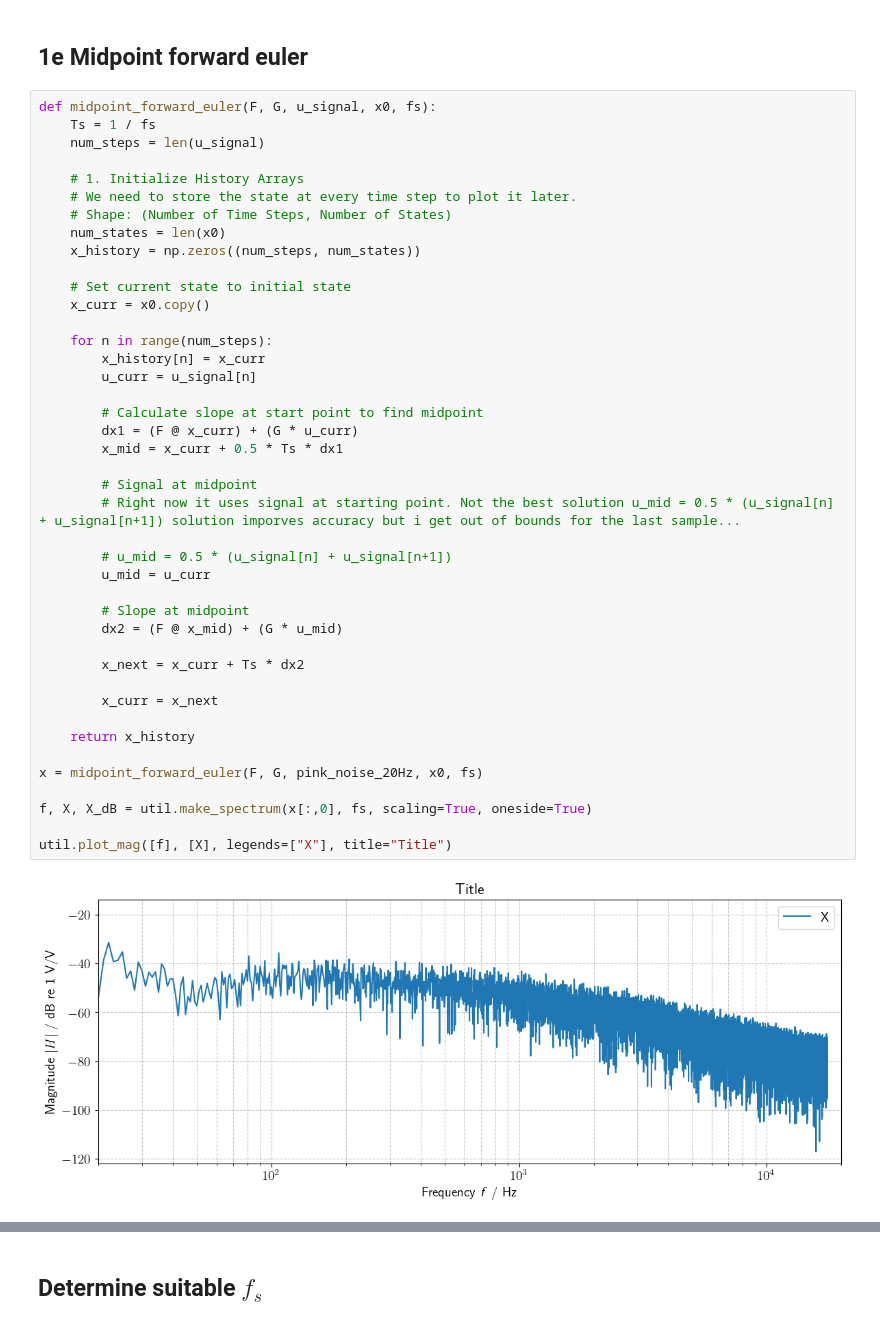
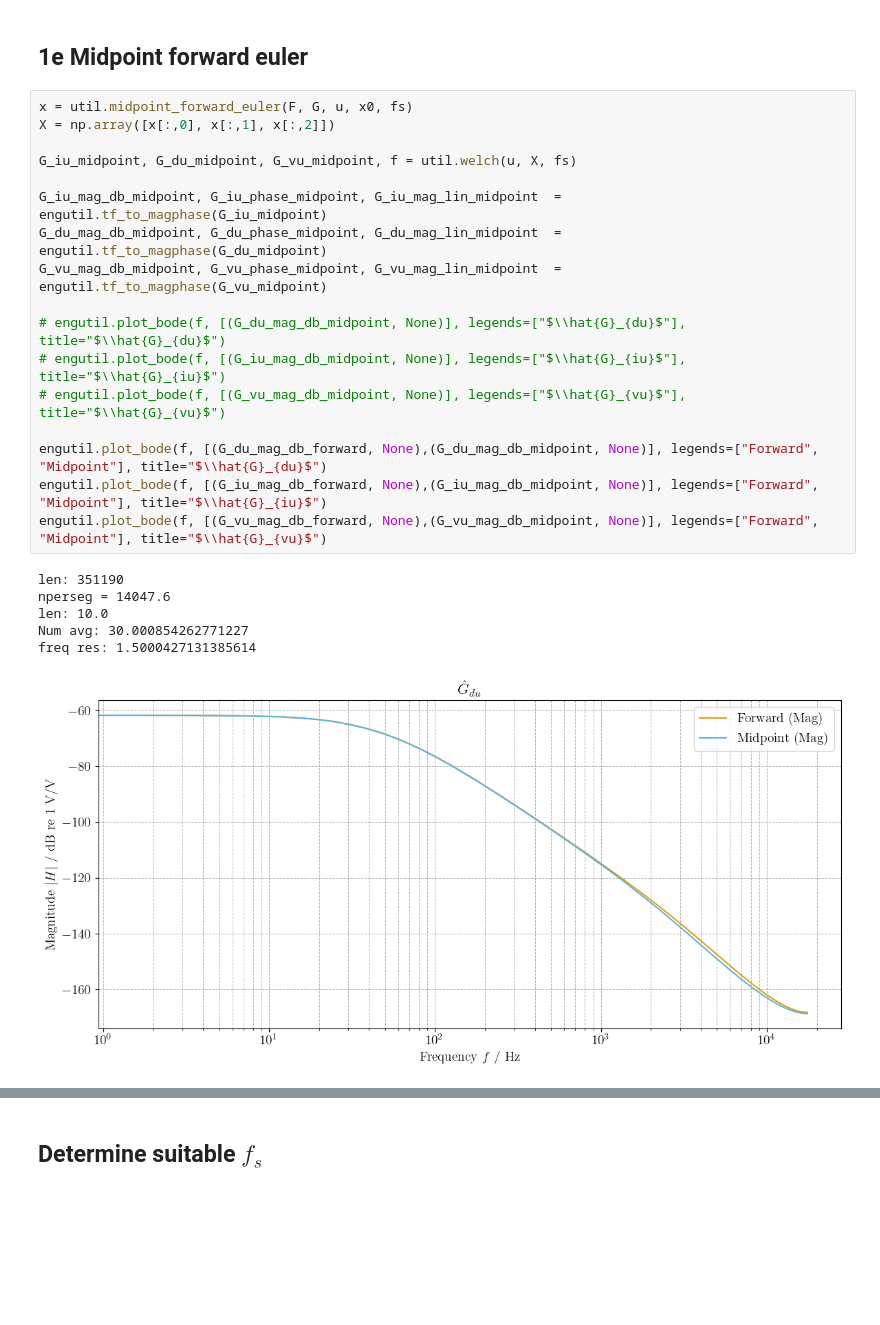
Before and after one commit to istlf/non-linear-transducers-project, a Jupyter notebook: Lab E - part 1.ipynb, the cells around one changed output, grey strips where cells are left out. Drawn from its saved outputs; the diff is of its cells as text; blank space fills up the shorter version.

Commit message:
Comparison between forward and midpoint

```diff
--- a/Lab E - part 1.ipynb
+++ b/Lab E - part 1.ipynb
@@ -280,46 +138,26 @@ TIMD: 81.64965809279697
 # %% [markdown]
 ## 1e Midpoint forward euler
 # %%
-def midpoint_forward_euler(F, G, u_signal, x0, fs):
-    Ts = 1 / fs
-    num_steps = len(u_signal)
+x = util.midpoint_forward_euler(F, G, u, x0, fs)
+X = np.array([x[:,0], x[:,1], x[:,2]])
 
-    # 1. Initialize History Arrays
-    # We need to store the state at every time step to plot it later.
-    # Shape: (Number of Time Steps, Number of States)
-    num_states = len(x0)
-    x_history = np.zeros((num_steps, num_states))
+G_iu_midpoint, G_du_midpoint, G_vu_midpoint, f = util.welch(u, X, fs)
 
-    # Set current state to initial state
-    x_curr = x0.copy()
+G_iu_mag_db_midpoint, G_iu_phase_midpoint, G_iu_mag_lin_midpoint  = engutil.tf_to_magphase(G_iu_midpoint)
+G_du_mag_db_midpoint, G_du_phase_midpoint, G_du_mag_lin_midpoint  = engutil.tf_to_magphase(G_du_midpoint)
+G_vu_mag_db_midpoint, G_vu_phase_midpoint, G_vu_mag_lin_midpoint  = engutil.tf_to_magphase(G_vu_midpoint)
 
-    for n in range(num_steps):
-        x_history[n] = x_curr
-        u_curr = u_signal[n]
+# engutil.plot_bode(f, [(G_du_mag_db_midpoint, None)], legends=["$\\hat{G}_{du}$"], title="$\\hat{G}_{du}$")
+# engutil.plot_bode(f, [(G_iu_mag_db_midpoint, None)], legends=["$\\hat{G}_{iu}$"], title="$\\hat{G}_{iu}$")
+# engutil.plot_bode(f, [(G_vu_mag_db_midpoint, None)], legends=["$\\hat{G}_{vu}$"], title="$\\hat{G}_{vu}$")
 
-        # Calculate slope at start point to find midpoint
-        dx1 = (F @ x_curr) + (G * u_curr)
-        x_mid = x_curr + 0.5 * Ts * dx1
-
-        # Signal at midpoint
-        # Right now it uses signal at starting point. Not the best solution u_mid = 0.5 * (u_signal[n] + u_signal[n+1]) solution imporves accuracy but i get out of bounds for the last sample...
-
-        # u_mid = 0.5 * (u_signal[n] + u_signal[n+1])
-        u_mid = u_curr
-
-        # Slope at midpoint
-        dx2 = (F @ x_mid) + (G * u_mid)
-
-        x_next = x_curr + Ts * dx2
-
-        x_curr = x_next
-
-    return x_history
-
-x = midpoint_forward_euler(F, G, pink_noise_20Hz, x0, fs)
-
-f, X, X_dB = util.make_spectrum(x[:,0], fs, scaling=True, oneside=True)
-
-util.plot_mag([f], [X], legends=["X"], title="Title")
+engutil.plot_bode(f, [(G_du_mag_db_forward, None),(G_du_mag_db_midpoint, None)], legends=["Forward", "Midpoint"], title="$\\hat{G}_{du}$")
+engutil.plot_bode(f, [(G_iu_mag_db_forward, None),(G_iu_mag_db_midpoint, None)], legends=["Forward", "Midpoint"], title="$\\hat{G}_{iu}$")
+engutil.plot_bode(f, [(G_vu_mag_db_forward, None),(G_vu_mag_db_midpoint, None)], legends=["Forward", "Midpoint"], title="$\\hat{G}_{vu}$")
 # %% [output]
+len: 351190
+nperseg = 14047.6
+len: 10.0
+Num avg: 30.000854262771227
+freq res: 1.5000427131385614
-[figure, old version]
+[figure, new version]
```
Also changed, not shown: parts of 4 cells of this notebook, 2 other files.
